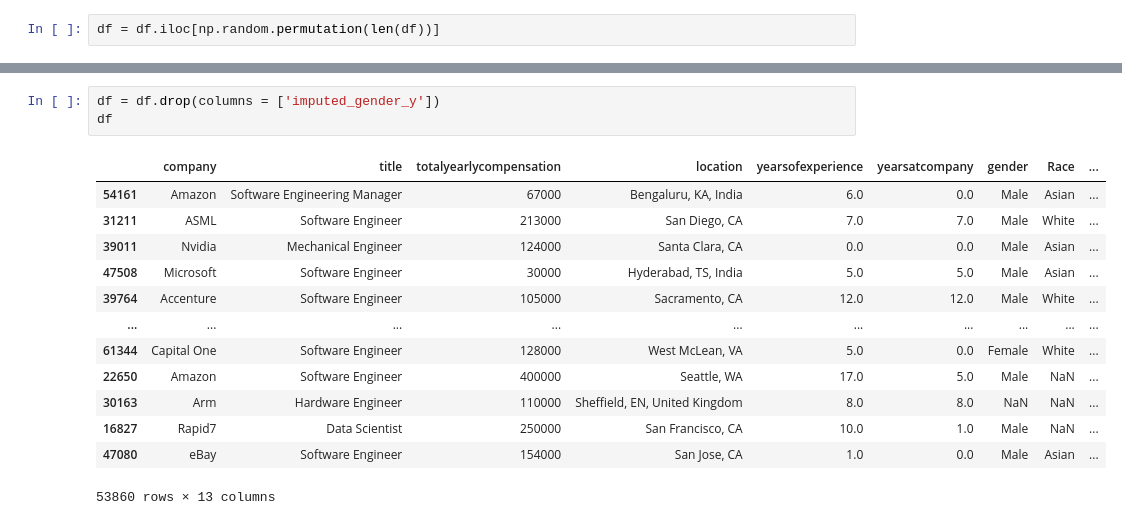
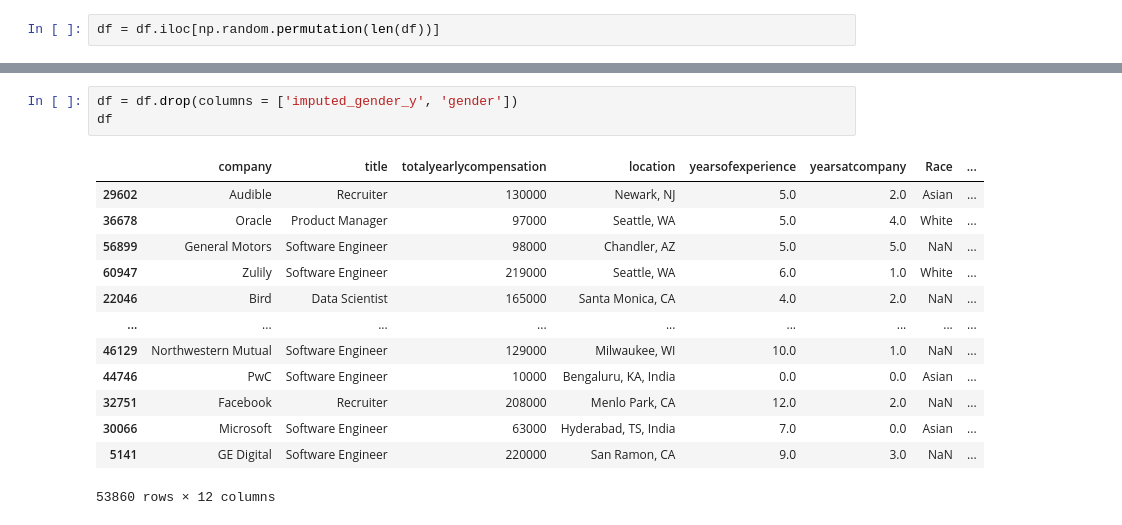
Before and after one commit to PriyankaVelagala/INM701, a Jupyter notebook: RegressionDatasetCleaning.ipynb, the cells around one changed output, grey strips where cells are left out. Cells and saved outputs as stored; diff of their text form.

```diff
--- a/RegressionDatasetCleaning.ipynb
+++ b/RegressionDatasetCleaning.ipynb
@@ -424,18 +417,18 @@ df
 53860 rows × 14 columns
 # %%
-df = df.drop(columns = ['imputed_gender_y'])
+df = df.drop(columns = ['imputed_gender_y', 'gender'])
 df
 # %% [output]
-|  | company | title | totalyearlycompensation | location | yearsofexperience | yearsatcompany | gender | Race | ... |
-| 54161 | Amazon | Software Engineering Manager | 67000 | Bengaluru, KA, India | 6.0 | 0.0 | Male | Asian | ... |
-| 31211 | ASML | Software Engineer | 213000 | San Diego, CA | 7.0 | 7.0 | Male | White | ... |
-| 39011 | Nvidia | Mechanical Engineer | 124000 | Santa Clara, CA | 0.0 | 0.0 | Male | Asian | ... |
-| 47508 | Microsoft | Software Engineer | 30000 | Hyderabad, TS, India | 5.0 | 5.0 | Male | Asian | ... |
-| 39764 | Accenture | Software Engineer | 105000 | Sacramento, CA | 12.0 | 12.0 | Male | White | ... |
-| ... | ... | ... | ... | ... | ... | ... | ... | ... | ... |
-| 61344 | Capital One | Software Engineer | 128000 | West McLean, VA | 5.0 | 0.0 | Female | White | ... |
-| 22650 | Amazon | Software Engineer | 400000 | Seattle, WA | 17.0 | 5.0 | Male | NaN | ... |
-| 30163 | Arm | Hardware Engineer | 110000 | Sheffield, EN, United Kingdom | 8.0 | 8.0 | NaN | NaN | ... |
-| 16827 | Rapid7 | Data Scientist | 250000 | San Francisco, CA | 10.0 | 1.0 | Male | NaN | ... |
-| 47080 | eBay | Software Engineer | 154000 | San Jose, CA | 1.0 | 0.0 | Male | Asian | ... |
+|  | company | title | totalyearlycompensation | location | yearsofexperience | yearsatcompany | Race | ... |
+| 29602 | Audible | Recruiter | 130000 | Newark, NJ | 5.0 | 2.0 | Asian | ... |
+| 36678 | Oracle | Product Manager | 97000 | Seattle, WA | 5.0 | 4.0 | White | ... |
+| 56899 | General Motors | Software Engineer | 98000 | Chandler, AZ | 5.0 | 5.0 | NaN | ... |
+| 60947 | Zulily | Software Engineer | 219000 | Seattle, WA | 6.0 | 1.0 | White | ... |
+| 22046 | Bird | Data Scientist | 165000 | Santa Monica, CA | 4.0 | 2.0 | NaN | ... |
+| ... | ... | ... | ... | ... | ... | ... | ... | ... |
+| 46129 | Northwestern Mutual | Software Engineer | 129000 | Milwaukee, WI | 10.0 | 1.0 | NaN | ... |
+| 44746 | PwC | Software Engineer | 10000 | Bengaluru, KA, India | 0.0 | 0.0 | Asian | ... |
+| 32751 | Facebook | Recruiter | 208000 | Menlo Park, CA | 12.0 | 2.0 | NaN | ... |
+| 30066 | Microsoft | Software Engineer | 63000 | Hyderabad, TS, India | 7.0 | 0.0 | Asian | ... |
+| 5141 | GE Digital | Software Engineer | 220000 | San Ramon, CA | 9.0 | 3.0 | NaN | ... |
-53860 rows × 13 columns
+53860 rows × 12 columns
```
Also changed, not shown: parts of 7 cells of this notebook.
